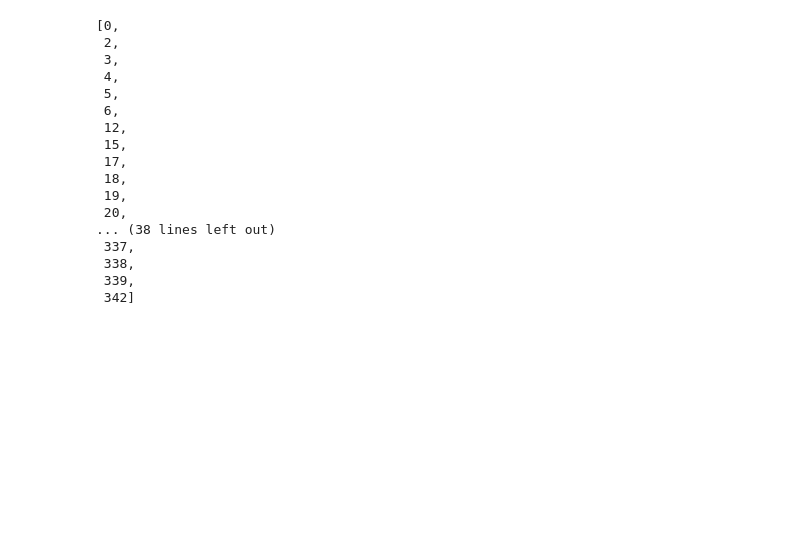
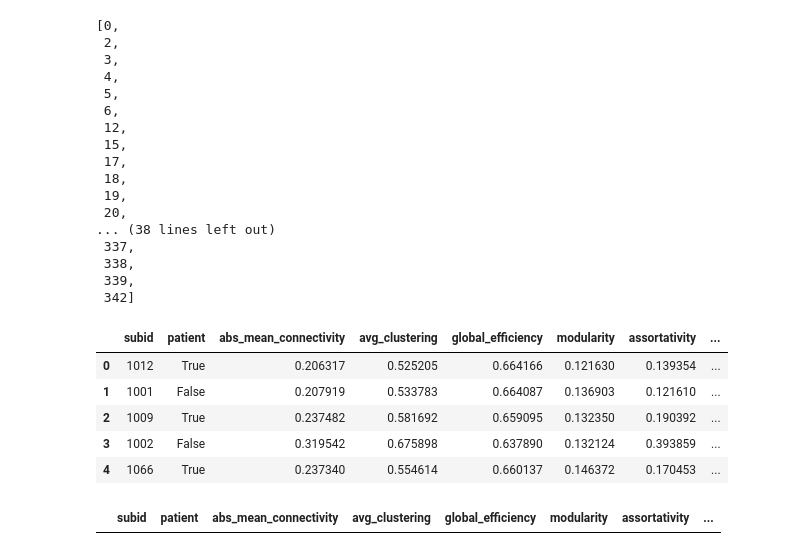
Before and after one commit to daviddaubner42/hcpep-analysis, a Jupyter notebook: test.ipynb, the cells around one changed output. Saved outputs shown, nothing was run; the diff lists cells and outputs as text; code cells hidden in the pictures; blank space fills up the shorter version.

```diff
--- a/test.ipynb
+++ b/test.ipynb
@@ -198,3 +207,17 @@ list(label_table[label_table['community_yeo'] == 'visual'].index)
  338,
  339,
  342]
+# %%
+df = pd.read_csv("out/results/graph_theory/global/global_metrics_mean.csv")
+df
+# %% [output]
+|  | subid | patient | abs_mean_connectivity | avg_clustering | global_efficiency | modularity | assortativity | ... |
+| 0 | 1012 | True | 0.206317 | 0.525205 | 0.664166 | 0.121630 | 0.139354 | ... |
+| 1 | 1001 | False | 0.207919 | 0.533783 | 0.664087 | 0.136903 | 0.121610 | ... |
+| 2 | 1009 | True | 0.237482 | 0.581692 | 0.659095 | 0.132350 | 0.190392 | ... |
+| 3 | 1002 | False | 0.319542 | 0.675898 | 0.637890 | 0.132124 | 0.393859 | ... |
+| 4 | 1066 | True | 0.237340 | 0.554614 | 0.660137 | 0.146372 | 0.170453 | ... |
+# %%
+df[df["subid"] == "1009"]
+# %% [output]
+|  | subid | patient | abs_mean_connectivity | avg_clustering | global_efficiency | modularity | assortativity | ... |
```
Also changed, not shown: parts of 2 cells of this notebook, 2 other files.
